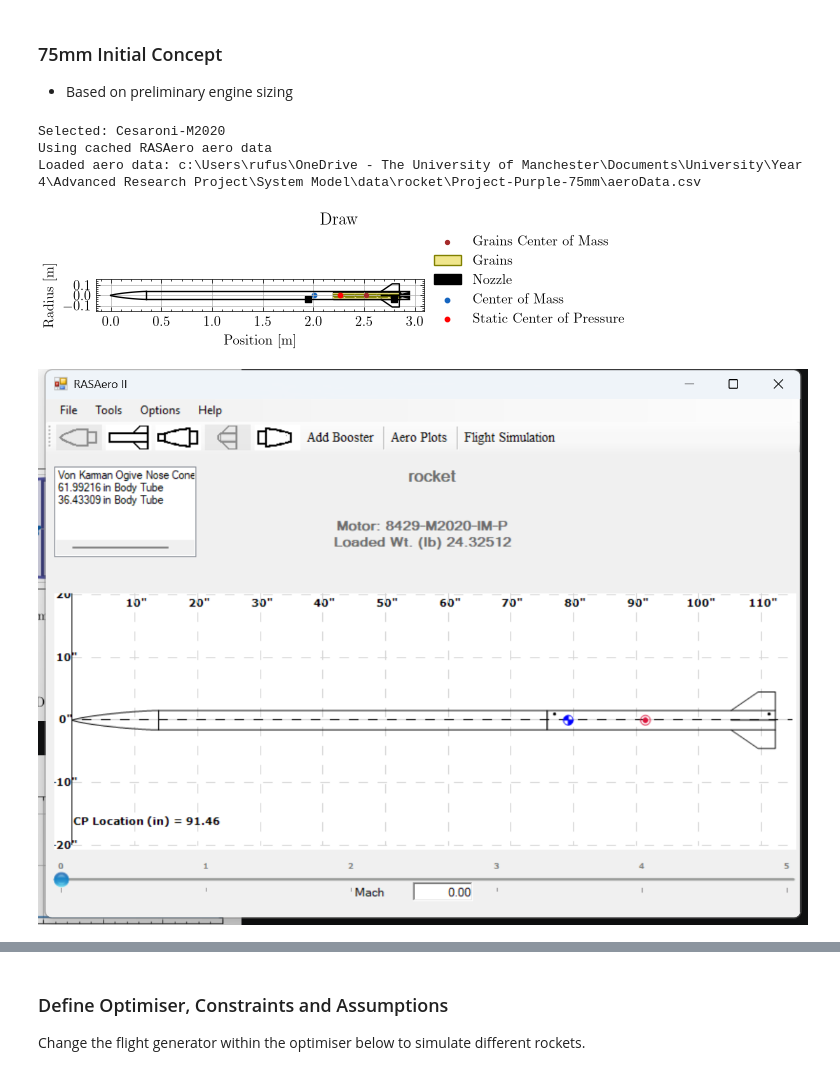
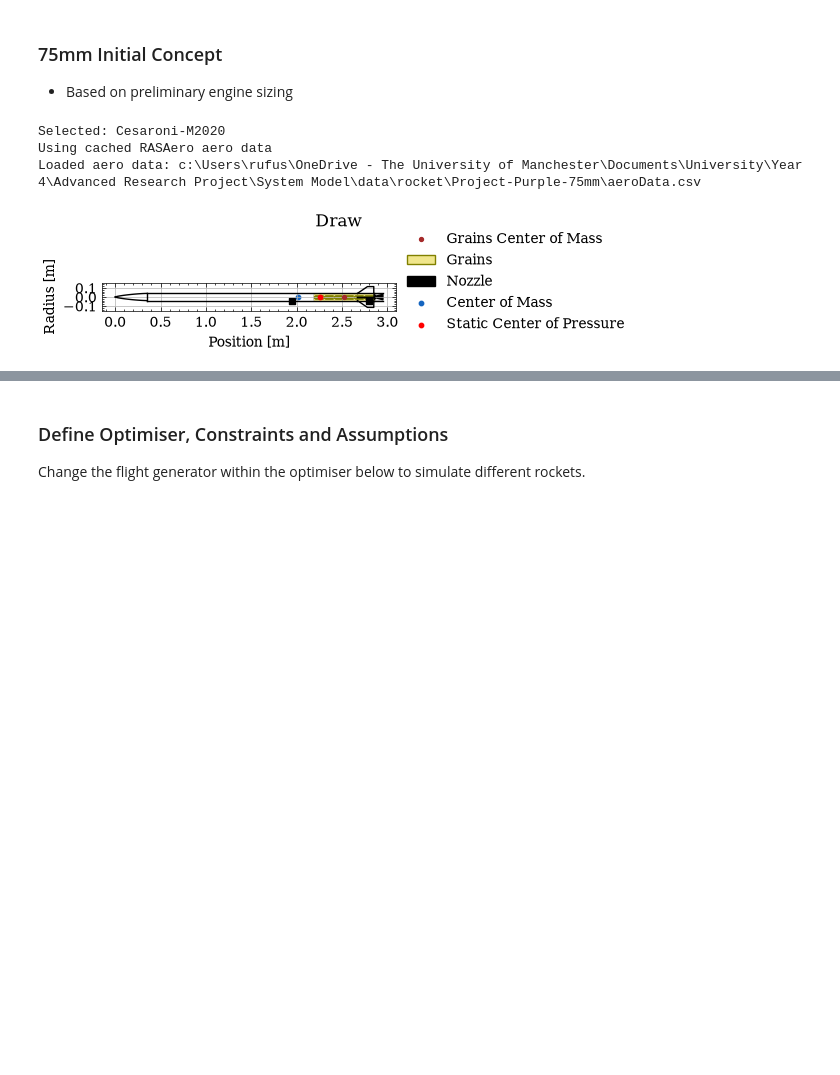
Before and after one commit to rufusclark/Aerospace-Toolbox, a Jupyter notebook: Project Purple.ipynb, the cells around one changed output, grey strips where cells are left out. Saved outputs shown, nothing was run; the diff lists cells and outputs as text; code cells hidden in the pictures; blank space fills up the shorter version.

```diff
--- a/Project Purple.ipynb
+++ b/Project Purple.ipynb
@@ -267,33 +268,32 @@ rocket_75mm.add_parachute(
     diameter=1524 / 1000,
     trigger="altitude",
     deploy_altitude=300,
 )
 
 rocket_75mm.add_parachute(
     name="Drogue Parachute",
     cd=1.6,
     diameter=305 / 1000,
     trigger="apogee",
 )
 
 rocket_75mm.add_motor(
     motor_name="M2020",
     position=2950 / 1000,
     nozzle_diameter=33.38 / 1000
 )
 
 flight_generator_75mm = FlightGenerator(
     rocket=rocket_75mm,
     env=AFC,
     launcher=launcher,
     rasaero_config=rasaero_config
 )
 
 flight_generator_75mm.ideal().rocket.plots.draw(show=True, save=save)
-display(Image(filename=f"data/rocket/{flight_generator_75mm.name}/rocket.png"))
+embed_img(f"data/rocket/{flight_generator_75mm.name}/rocket.png")
 # %% [output]
 Selected: Cesaroni-M2020
 Using cached RASAero aero data
 Loaded aero data: c:\Users\rufus\OneDrive - The University of Manchester\Documents\University\Year 4\Advanced Research Project\System Model\data\rocket\Project-Purple-75mm\aeroData.csv
-[figure, old version]
+[figure, new version]
-[figure, removed]
```
Also changed, not shown: parts of 8 cells of this notebook, 4 other files.
